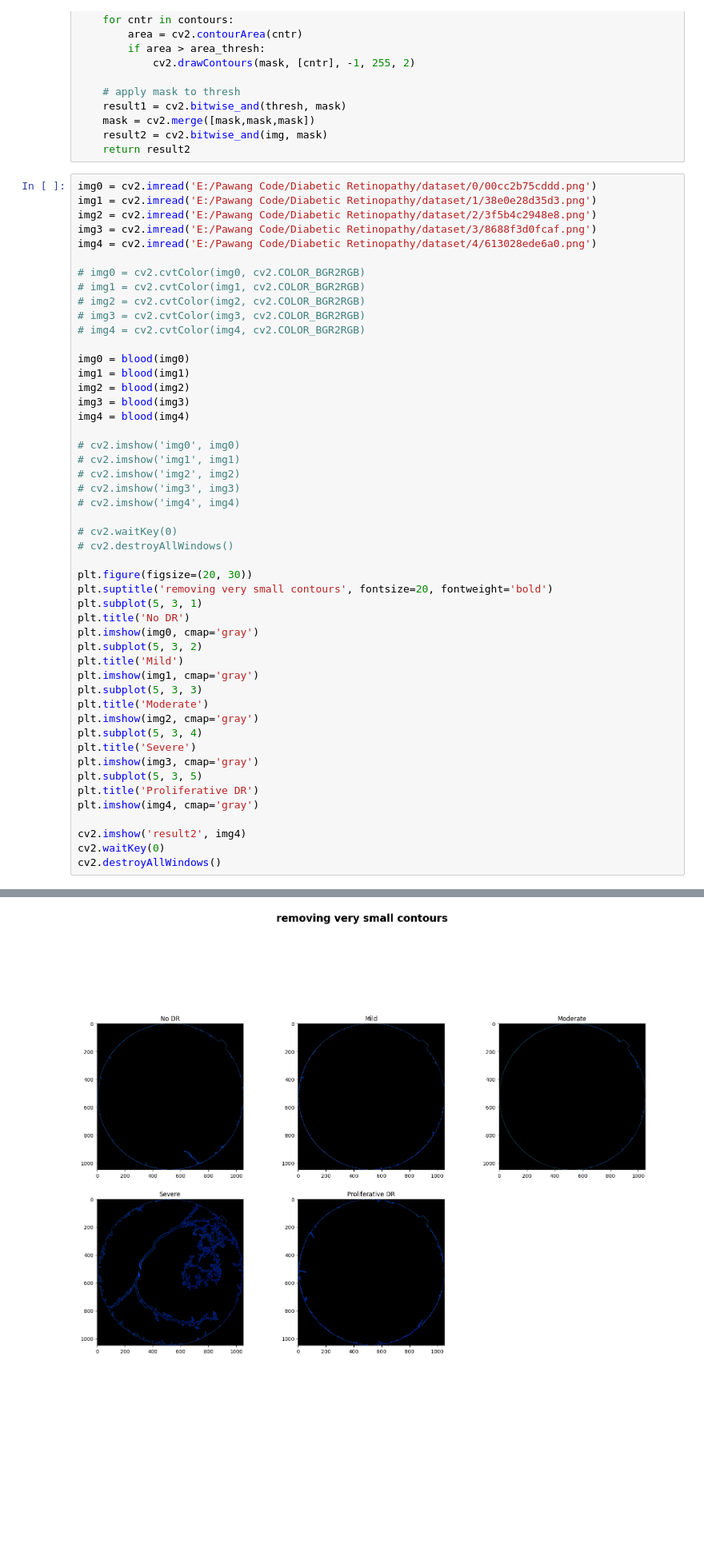
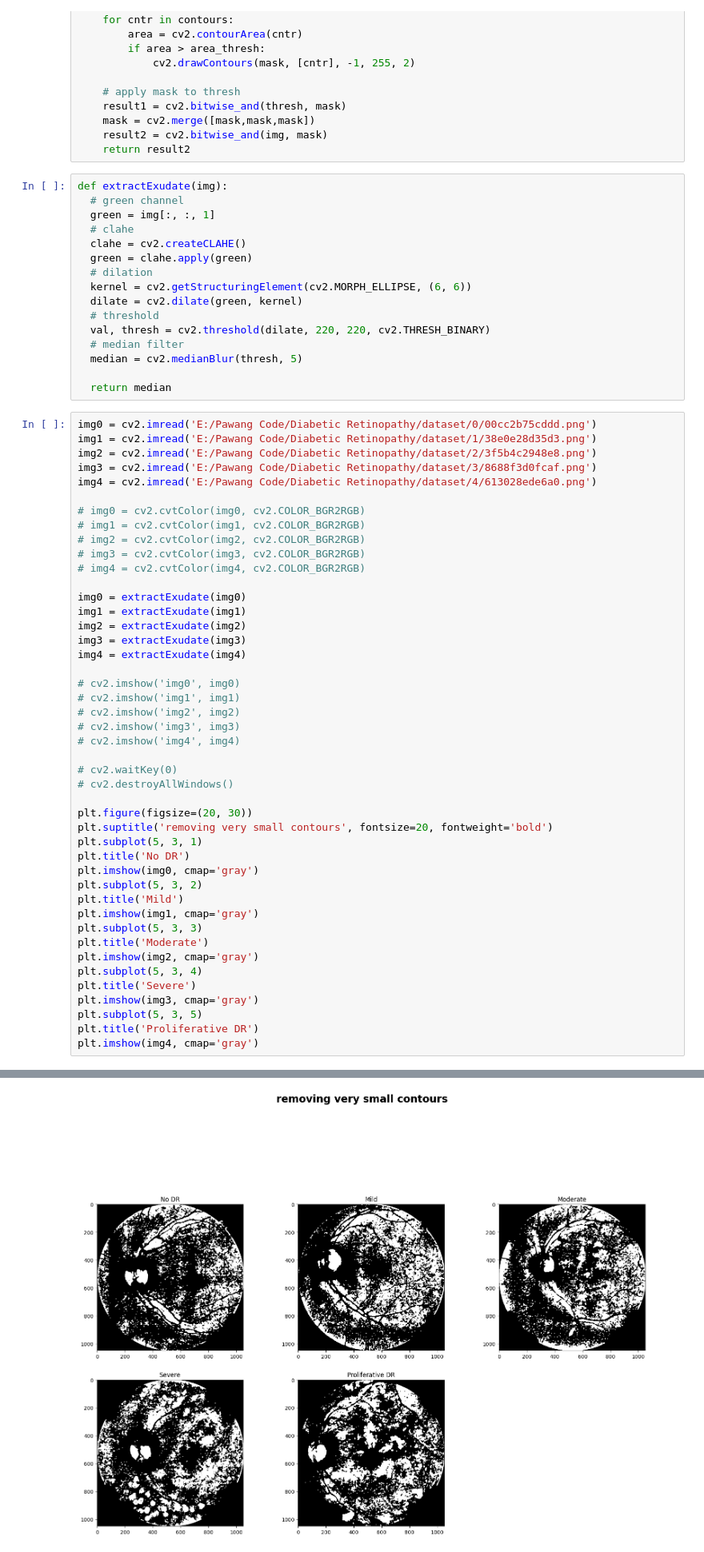
Before and after one commit to Bangik/diabetic-retinopathy-ml, a Jupyter notebook: ImageProcessing2.ipynb, the cells around one changed output, grey strips where cells are left out. Shown at 80% size. Saved outputs shown, nothing was run; the diff lists cells and outputs as text; blank space fills up the shorter version.

```diff
--- a/ImageProcessing2.ipynb
+++ b/ImageProcessing2.ipynb
@@ -70,6 +70,22 @@ def blood(img):
     mask = cv2.merge([mask,mask,mask])
     result2 = cv2.bitwise_and(img, mask)
     return result2
+# %%
+def extractExudate(img):
+  # green channel
+  green = img[:, :, 1]
+  # clahe
+  clahe = cv2.createCLAHE()
+  green = clahe.apply(green)
+  # dilation
+  kernel = cv2.getStructuringElement(cv2.MORPH_ELLIPSE, (6, 6))
+  dilate = cv2.dilate(green, kernel)
+  # threshold
+  val, thresh = cv2.threshold(dilate, 220, 220, cv2.THRESH_BINARY)
+  # median filter
+  median = cv2.medianBlur(thresh, 5)
+
+  return median
 # %%
 img0 = cv2.imread('E:/Pawang Code/Diabetic Retinopathy/dataset/0/00cc2b75cddd.png')
 img1 = cv2.imread('E:/Pawang Code/Diabetic Retinopathy/dataset/1/38e0e28d35d3.png')
@@ -83,11 +99,11 @@ img4 = cv2.imread('E:/Pawang Code/Diabetic Retinopathy/dataset/4/613028ede6a0.pn
 # img3 = cv2.cvtColor(img3, cv2.COLOR_BGR2RGB)
 # img4 = cv2.cvtColor(img4, cv2.COLOR_BGR2RGB)
 
-img0 = blood(img0)
-img1 = blood(img1)
-img2 = blood(img2)
-img3 = blood(img3)
-img4 = blood(img4)
+img0 = extractExudate(img0)
+img1 = extractExudate(img1)
+img2 = extractExudate(img2)
+img3 = extractExudate(img3)
+img4 = extractExudate(img4)
 
 # cv2.imshow('img0', img0)
 # cv2.imshow('img1', img1)
@@ -115,8 +131,4 @@ plt.imshow(img3, cmap='gray')
 plt.subplot(5, 3, 5)
 plt.title('Proliferative DR')
 plt.imshow(img4, cmap='gray')
-
-cv2.imshow('result2', img4)
-cv2.waitKey(0)
-cv2.destroyAllWindows()
 # %% [output]
@@ -123,4 +136,4 @@ cv2.destroyAllWindows()
-[figure, old version]
+[figure, new version]
 # %%
 def glcm(img):
     glcm_feature = ['contrast', 'dissimilarity', 'homogeneity', 'ASM', 'energy', 'correlation']
```
Also changed, not shown: parts of 2 cells of this notebook.
